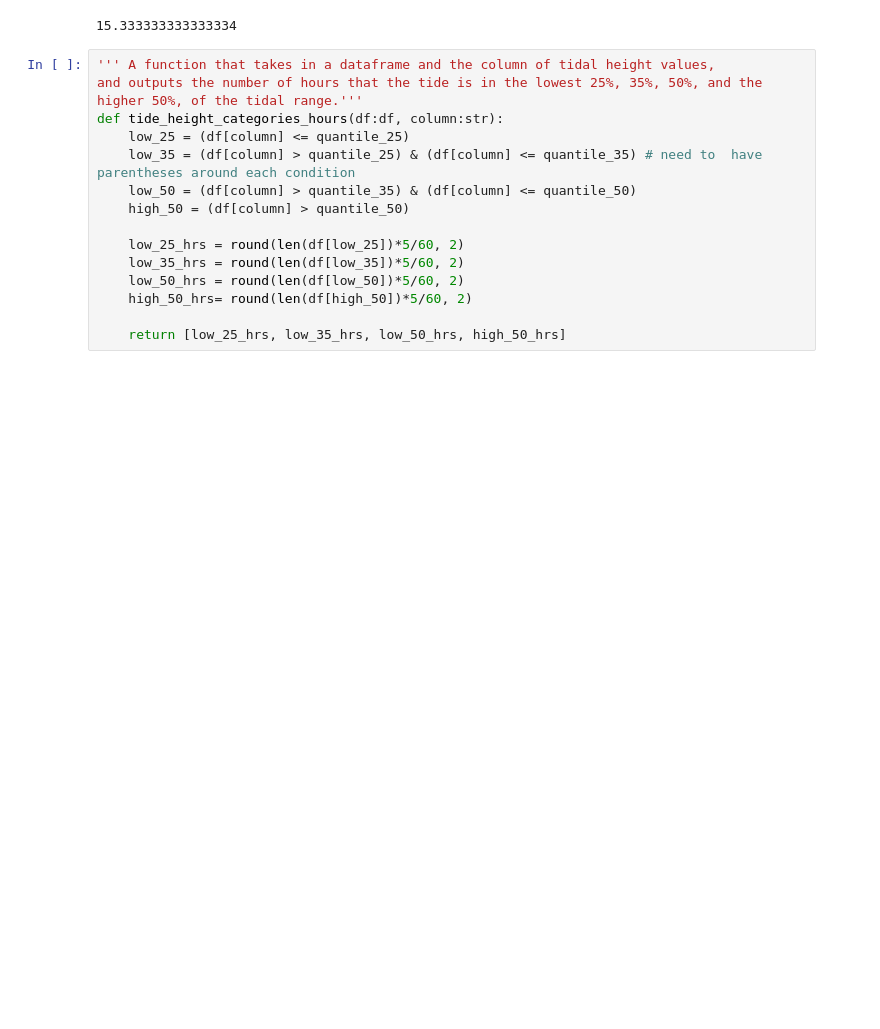
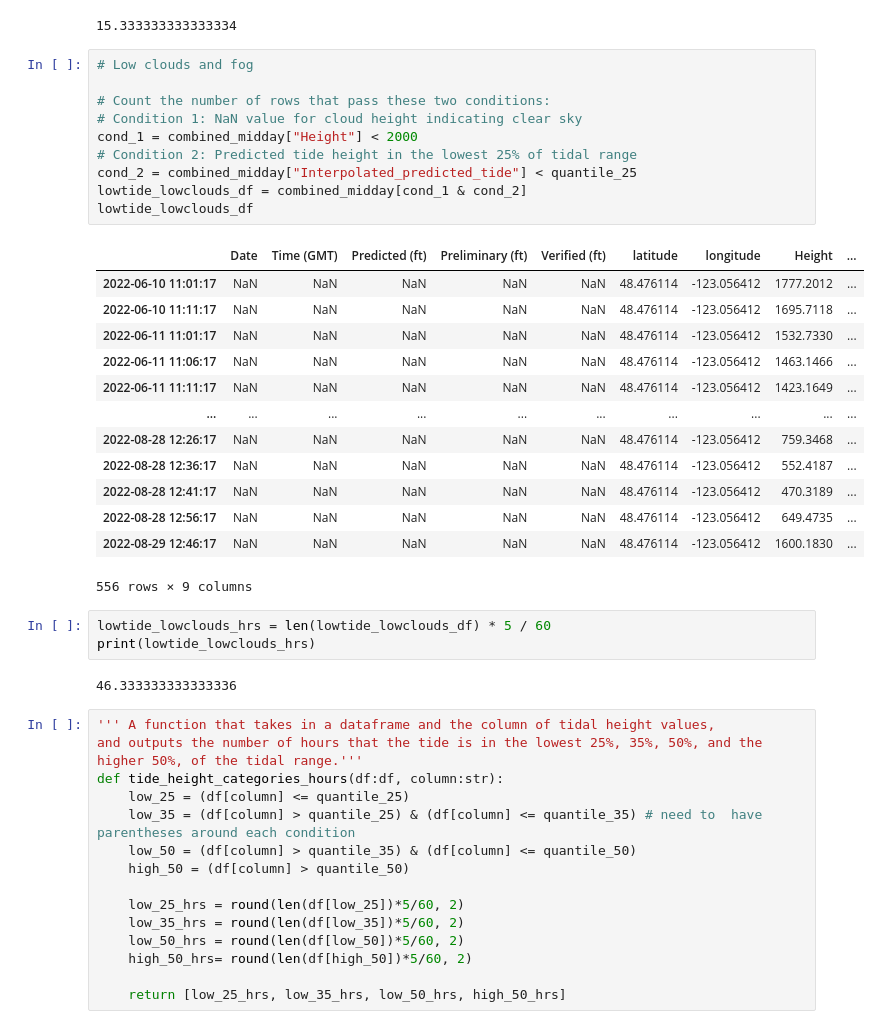
Before and after one commit to autumn-yng/summerfog, a Jupyter notebook: tide-vs-cloudheight.ipynb, the cells around one changed output. Saved outputs shown, nothing was run; the diff lists cells and outputs as text; blank space fills up the shorter version.

```diff
--- a/tide-vs-cloudheight.ipynb
+++ b/tide-vs-cloudheight.ipynb
@@ -327,6 +325,35 @@ lowtide_clearsky_hrs = len(lowtide_clearsky_df) * 5 / 60
 print(lowtide_clearsky_hrs)
 # %% [output]
 15.333333333333334
+# %%
+# Low clouds and fog
+
+# Count the number of rows that pass these two conditions:
+# Condition 1: NaN value for cloud height indicating clear sky
+cond_1 = combined_midday["Height"] < 2000
+# Condition 2: Predicted tide height in the lowest 25% of tidal range
+cond_2 = combined_midday["Interpolated_predicted_tide"] < quantile_25
+lowtide_lowclouds_df = combined_midday[cond_1 & cond_2]
+lowtide_lowclouds_df
+# %% [output]
+|  | Date | Time (GMT) | Predicted (ft) | Preliminary (ft) | Verified (ft) | latitude | longitude | Height | ... |
+| 2022-06-10 11:01:17 | NaN | NaN | NaN | NaN | NaN | 48.476114 | -123.056412 | 1777.2012 | ... |
+| 2022-06-10 11:11:17 | NaN | NaN | NaN | NaN | NaN | 48.476114 | -123.056412 | 1695.7118 | ... |
+| 2022-06-11 11:01:17 | NaN | NaN | NaN | NaN | NaN | 48.476114 | -123.056412 | 1532.7330 | ... |
+| 2022-06-11 11:06:17 | NaN | NaN | NaN | NaN | NaN | 48.476114 | -123.056412 | 1463.1466 | ... |
+| 2022-06-11 11:11:17 | NaN | NaN | NaN | NaN | NaN | 48.476114 | -123.056412 | 1423.1649 | ... |
+| ... | ... | ... | ... | ... | ... | ... | ... | ... | ... |
+| 2022-08-28 12:26:17 | NaN | NaN | NaN | NaN | NaN | 48.476114 | -123.056412 | 759.3468 | ... |
+| 2022-08-28 12:36:17 | NaN | NaN | NaN | NaN | NaN | 48.476114 | -123.056412 | 552.4187 | ... |
+| 2022-08-28 12:41:17 | NaN | NaN | NaN | NaN | NaN | 48.476114 | -123.056412 | 470.3189 | ... |
+| 2022-08-28 12:56:17 | NaN | NaN | NaN | NaN | NaN | 48.476114 | -123.056412 | 649.4735 | ... |
+| 2022-08-29 12:46:17 | NaN | NaN | NaN | NaN | NaN | 48.476114 | -123.056412 | 1600.1830 | ... |
+556 rows × 9 columns
+# %%
+lowtide_lowclouds_hrs = len(lowtide_lowclouds_df) * 5 / 60
+print(lowtide_lowclouds_hrs)
+# %% [output]
+46.333333333333336
 # %%
 ''' A function that takes in a dataframe and the column of tidal height values,
 and outputs the number of hours that the tide is in the lowest 25%, 35%, 50%, and the higher 50%, of the tidal range.'''
```
Also changed, not shown: parts of 7 cells of this notebook, 2 other files.
